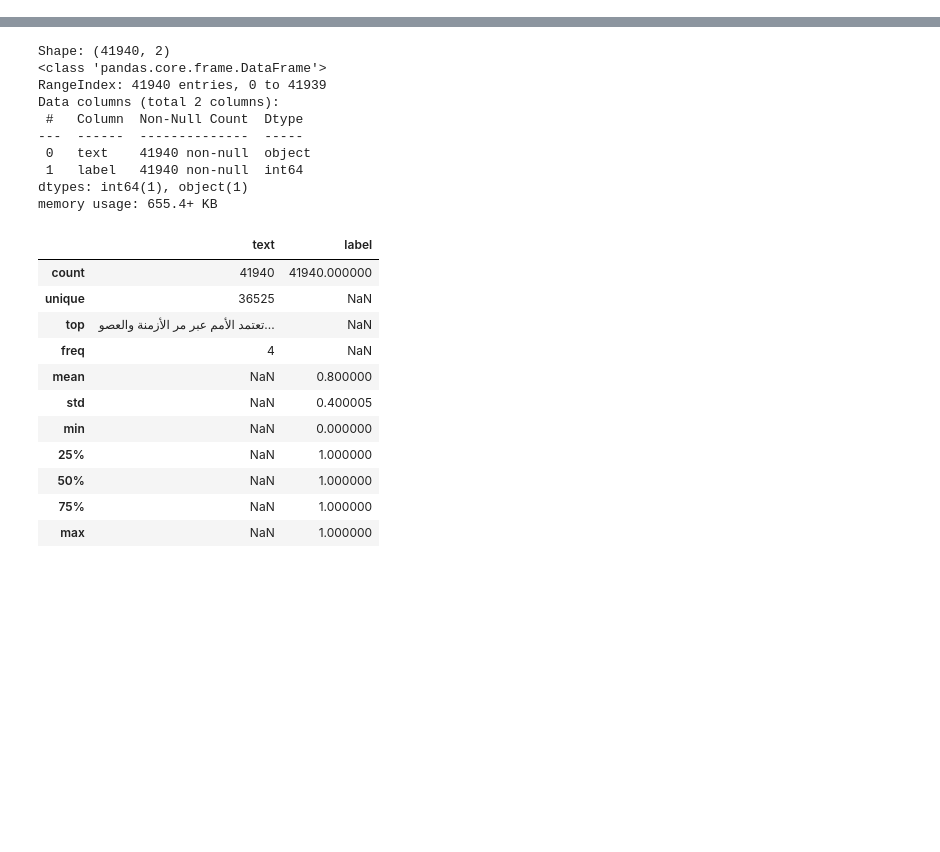
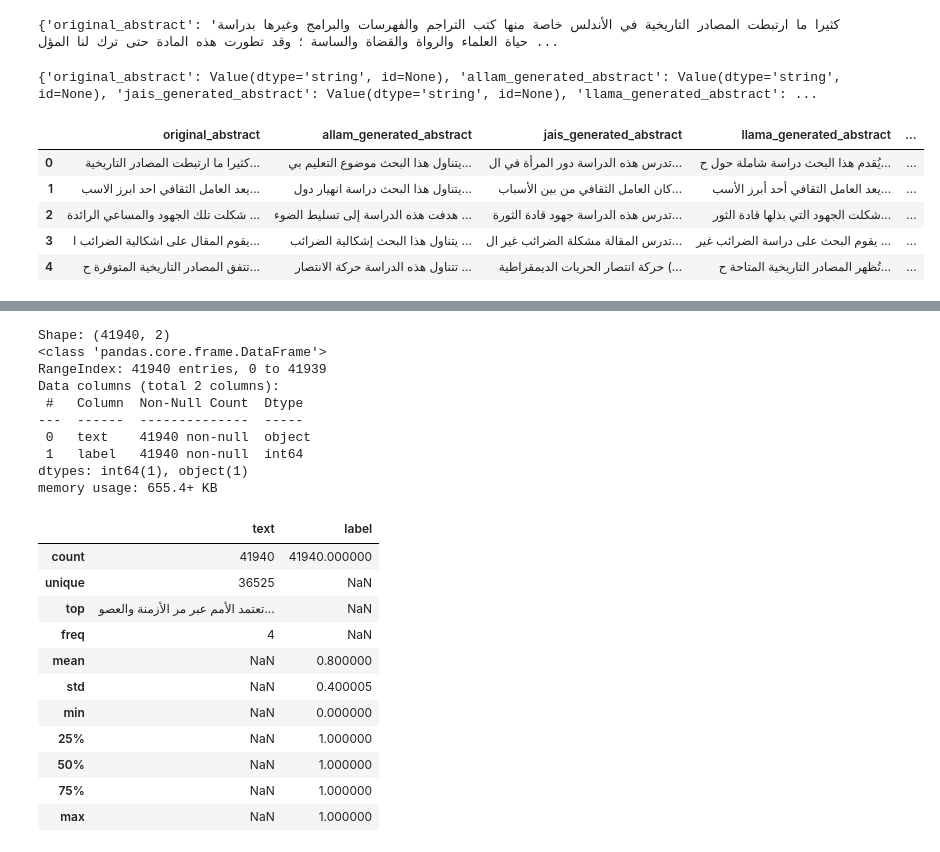
Before and after one commit to areej349/AI-Generated-Arabic-Text-Detection_PROJECT, a Jupyter notebook: notebooks/phase_1_data_acquisition.ipynb, the cells around one changed output, grey strips where cells are left out. Cells and saved outputs as stored; diff of their text form; code cells hidden in the pictures; blank space fills up the shorter version.

```diff
--- a/notebooks/phase_1_data_acquisition.ipynb
+++ b/notebooks/phase_1_data_acquisition.ipynb
@@ -14,0 +31,23 @@ df_raw.head()
+# %%
+print(dataset['by_polishing'][0])
+# %% [output]
+{'original_abstract': 'كثيرا ما ارتبطت المصادر التاريخية في الأندلس خاصة منها كتب التراجم والفهرسات والبرامج وغيرها بدراسة حياة العلماء والرواة والقضاة والساسة ؛ وقد تطورت هذه المادة حتى ترك لنا المؤل ...
+# %%
+print(dataset["by_polishing"].features)
+# %% [output]
+{'original_abstract': Value(dtype='string', id=None), 'allam_generated_abstract': Value(dtype='string', id=None), 'jais_generated_abstract': Value(dtype='string', id=None), 'llama_generated_abstract': ...
+# %%
+from datasets import load_dataset
+import pandas as pd
+
+dataset = load_dataset("KFUPM-JRCAI/arabic-generated-abstracts")
+
+df = pd.DataFrame(dataset["by_polishing"])
+df.head()
+# %% [output]
+|  | original_abstract | allam_generated_abstract | jais_generated_abstract | llama_generated_abstract | ... |
+| 0 | كثيرا ما ارتبطت المصادر التاريخية... | يتناول هذا البحث موضوع التعليم بي... | تدرس هذه الدراسة دور المرأة في ال... | يُقدم هذا البحث دراسة شاملة حول ح... | ... |
+| 1 | يعد العامل الثقافي احد ابرز الاسب... | يتناول هذا البحث دراسة انهيار دول... | كان العامل الثقافي من بين الأسباب... | يعد العامل الثقافي أحد أبرز الأسب... | ... |
+| 2 | شكلت تلك الجهود والمساعي الرائدة ... | هدفت هذه الدراسة إلى تسليط الضوء ... | تدرس هذه الدراسة جهود قادة الثورة... | شكلت الجهود التي بذلها قادة الثور... | ... |
+| 3 | يقوم المقال على اشكالية الضرائب ا... | يتناول هذا البحث إشكالية الضرائب ... | تدرس المقالة مشكلة الضرائب غير ال... | يقوم البحث على دراسة الضرائب غير ... | ... |
+| 4 | تتفق المصادر التاريخية المتوفرة ح... | تتناول هذه الدراسة حركة الانتصار ... | حركة انتصار الحريات الديمقراطية (... | تُظهر المصادر التاريخية المتاحة ح... | ... |
```
Also changed, not shown: parts of 8 cells of this notebook.
